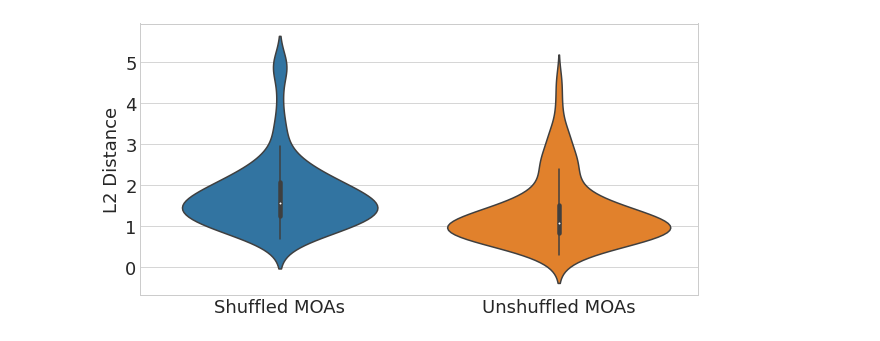
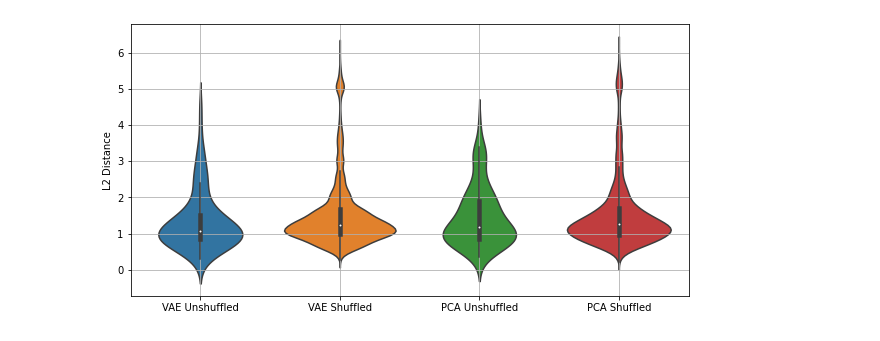
Before and after one commit to broadinstitute/cell-painting-vae, a Jupyter notebook: cell-painting/3.application/experiment.ipynb, the cells around one changed output. Drawn from its saved outputs; the diff is of its cells as text; code cells hidden in the pictures.

Commit message:
Update cell-painting

```diff
--- a/cell-painting/3.application/experiment.ipynb
+++ b/cell-painting/3.application/experiment.ipynb
@@ -189,16 +203,0 @@ print(np.mean(rankings_random))
-# %%
-L2 = []
-L2_random = []
-for i in range(len(valid_pipes)):
-    desired_moa = np.array(mean_of_moas[mean_of_moas.index == valid_pipes[i]])
-    L2.append(np.linalg.norm(predictions[i][0]-desired_moa[0]))
-    L2_random.append(np.linalg.norm(predictions_random[i][0]-desired_moa[0]))
-
-fig, ax = plt.subplots(figsize=(10, 10))
-plt.rcParams.update({'font.size': 18})
-ax = plt.hist(L2_random, alpha = 0.7, label = "random model")
-plt.hist(L2, alpha = 0.7, label = "real model")
-plt.legend()
-plt.title('L2 Distance for random vs real model')
-plt.xlabel('L2 Distance')
-plt.show()
@@ -207,10 +203,0 @@ plt.show()
-# %%
-fig, ax = plt.subplots(figsize=(10, 10))
-plt.scatter(L2_random,L2)
-plt.style.use('seaborn-whitegrid')
-x = np.linspace(0, 6, 1000)
-plt.plot(x,x, c = "r", linestyle = "--")
-plt.xlabel('Random model L2')
-plt.ylabel('Real model L2')
-plt.axis('equal')
-plt.show()
@@ -218,0 +204,3 @@ plt.show()
+# %%
+mean_of_moas = meta_moa_complete_df.groupby(['moa']).mean().loc[:,'Cells_AreaShape_FormFactor':]
+mean_of_moas = mean_of_moas[mean_of_moas.index.str.contains('\|')]
@@ -219,13 +259,22 @@ plt.show()
+# %%
+L2_df = pd.DataFrame(L2, columns = ['VAE Unshuffled'])
+L2_random_df = pd.DataFrame(L2_random, columns = ['VAE Shuffled'])
+L2_pca_df = pd.DataFrame(L2_pca, columns = ['PCA Unshuffled'])
+L2_pca_random_df = pd.DataFrame(L2_pca_random, columns = ['PCA Shuffled'])
+L2_df = pd.concat([L2_df, L2_random_df, L2_pca_df, L2_pca_random_df], ignore_index = True, axis = 1)
+L2_df.columns = ['VAE Unshuffled','VAE Shuffled','PCA Unshuffled','PCA Shuffled']
+L2_df.to_csv('L2_general.tsv', sep = '\t')
 # %%
-L2_df = pd.DataFrame()
-L2_df['Shuffled MOAs'] = L2_random
-L2_df['Unshuffled MOAs'] = L2
+import matplotlib.ticker as plticker
+
 fig, ax = plt.subplots(figsize=(10, 5))
 ax = seaborn.violinplot(data = L2_df)
 ax.set(ylabel = "L2 Distance")
+plt.grid()
+
 plt.show()
 # %% [output]
-[figure, old version]
+[figure, new version]
 # %%
 L2_df.describe()
 # %% [output]
```
Also changed, not shown: parts of 23 cells of this notebook, 8 other files.
